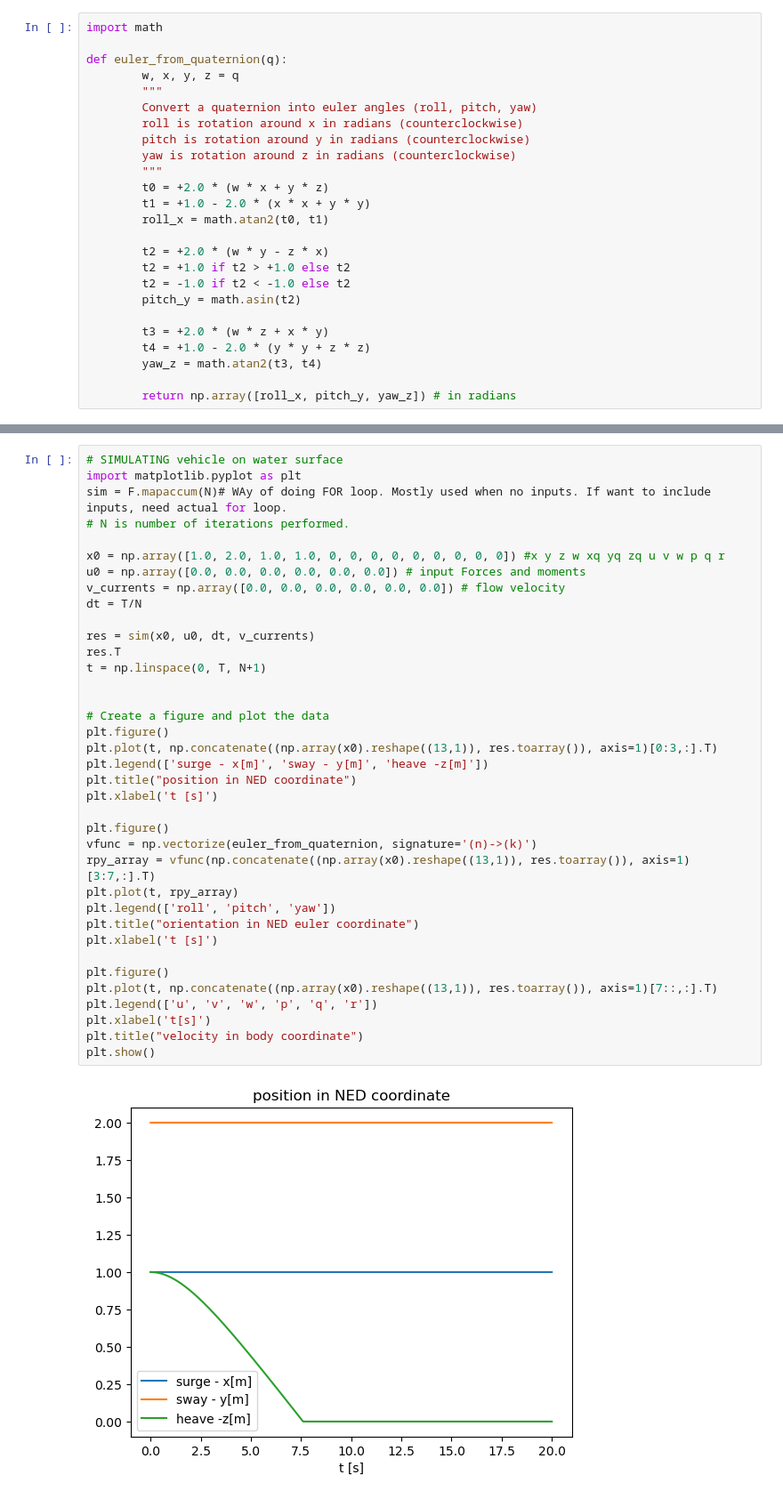
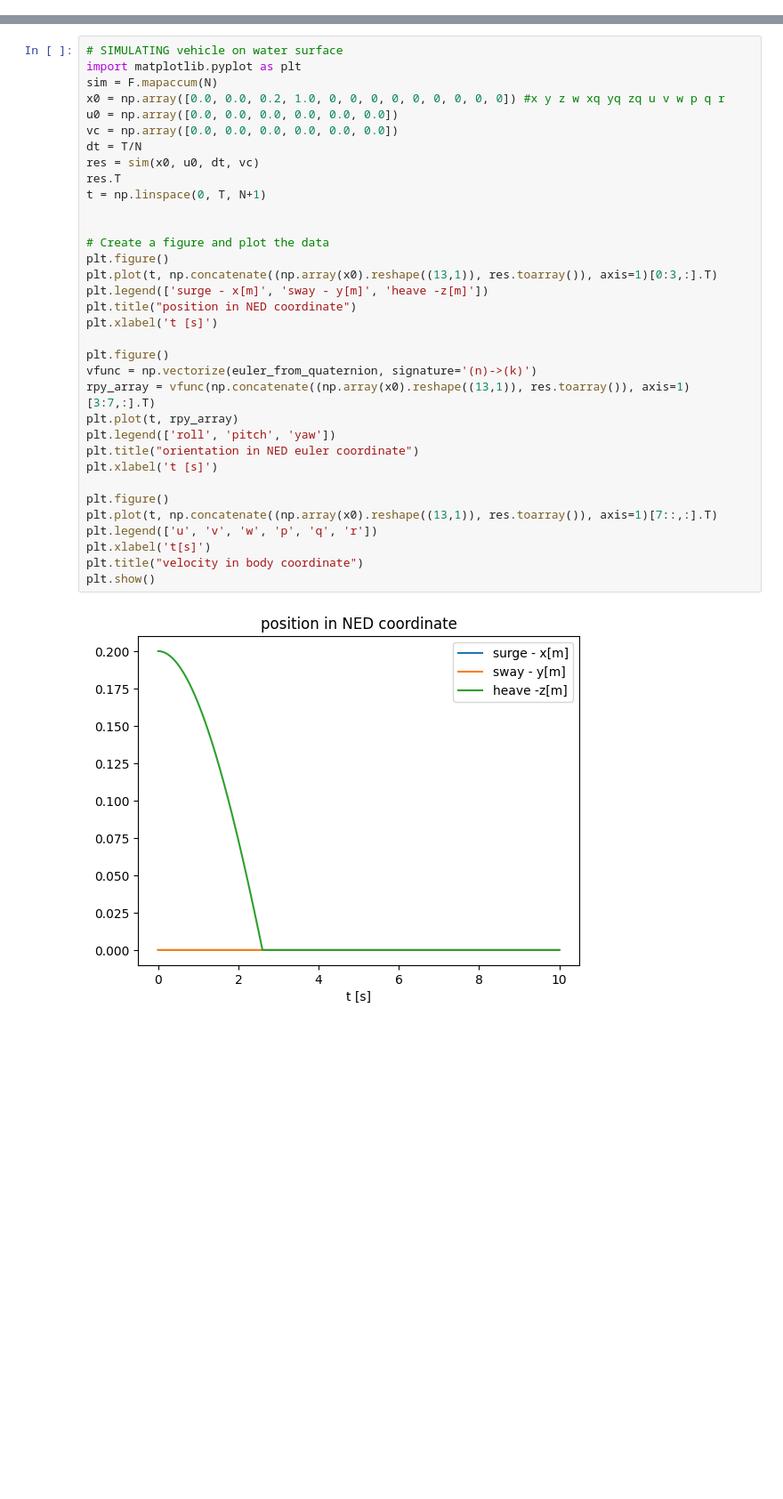
Before and after one commit to edxmorgan/diff_uv, a Jupyter notebook: usage/uv_simulation.ipynb, the cells around one changed output, grey strips where cells are left out. Shown: that part at 89% size. Drawn from its saved outputs; the diff is of its cells as text; blank space fills up the shorter version.

```diff
--- a/usage/uv_simulation.ipynb
+++ b/usage/uv_simulation.ipynb
@@ -99,25 +0,0 @@ F = Function('Vnext',[xS0,tau_b,dt,v_c],[x_next]) # When defining parameters, do
-# %%
-import math
-
-def euler_from_quaternion(q):
-        w, x, y, z = q
-        """
-        Convert a quaternion into euler angles (roll, pitch, yaw)
-        roll is rotation around x in radians (counterclockwise)
-        pitch is rotation around y in radians (counterclockwise)
-        yaw is rotation around z in radians (counterclockwise)
-        """
-        t0 = +2.0 * (w * x + y * z)
-        t1 = +1.0 - 2.0 * (x * x + y * y)
-        roll_x = math.atan2(t0, t1)
-
-        t2 = +2.0 * (w * y - z * x)
-        t2 = +1.0 if t2 > +1.0 else t2
-        t2 = -1.0 if t2 < -1.0 else t2
-        pitch_y = math.asin(t2)
-
-        t3 = +2.0 * (w * z + x * y)
-        t4 = +1.0 - 2.0 * (y * y + z * z)
-        yaw_z = math.atan2(t3, t4)
-
-        return np.array([roll_x, pitch_y, yaw_z]) # in radians
@@ -124,39 +3,36 @@ def euler_from_quaternion(q):
 # %%
 # SIMULATING vehicle on water surface
 import matplotlib.pyplot as plt
-sim = F.mapaccum(N)# WAy of doing FOR loop. Mostly used when no inputs. If want to include inputs, need actual for loop.
-# N is number of iterations performed.
-
-x0 = np.array([1.0, 2.0, 1.0, 1.0, 0, 0, 0, 0, 0, 0, 0, 0, 0]) #x y z w xq yq zq u v w p q r
-u0 = np.array([0.0, 0.0, 0.0, 0.0, 0.0, 0.0]) # input Forces and moments
-v_currents = np.array([0.0, 0.0, 0.0, 0.0, 0.0, 0.0]) # flow velocity
+sim = F.mapaccum(N)
+x0 = np.array([0.0, 0.0, 0.2, 1.0, 0, 0, 0, 0, 0, 0, 0, 0, 0]) #x y z w xq yq zq u v w p q r
+u0 = np.array([0.0, 0.0, 0.0, 0.0, 0.0, 0.0])
+vc = np.array([0.0, 0.0, 0.0, 0.0, 0.0, 0.0])
 dt = T/N
-
-res = sim(x0, u0, dt, v_currents)
+res = sim(x0, u0, dt, vc)
 res.T
 t = np.linspace(0, T, N+1)
 
 
 # Create a figure and plot the data
 plt.figure()
 plt.plot(t, np.concatenate((np.array(x0).reshape((13,1)), res.toarray()), axis=1)[0:3,:].T)
 plt.legend(['surge - x[m]', 'sway - y[m]', 'heave -z[m]'])
 plt.title("position in NED coordinate")
 plt.xlabel('t [s]')
 
 plt.figure()
 vfunc = np.vectorize(euler_from_quaternion, signature='(n)->(k)')
 rpy_array = vfunc(np.concatenate((np.array(x0).reshape((13,1)), res.toarray()), axis=1)[3:7,:].T)
 plt.plot(t, rpy_array)
 plt.legend(['roll', 'pitch', 'yaw'])
 plt.title("orientation in NED euler coordinate")
 plt.xlabel('t [s]')
 
 plt.figure()
 plt.plot(t, np.concatenate((np.array(x0).reshape((13,1)), res.toarray()), axis=1)[7::,:].T)
 plt.legend(['u', 'v', 'w', 'p', 'q', 'r'])
 plt.xlabel('t[s]')
 plt.title("velocity in body coordinate")
 plt.show()
 # %% [output]
-[figure, old version]
+[figure, new version]
```
Also changed, not shown: parts of 5 cells of this notebook, 12 other files.
